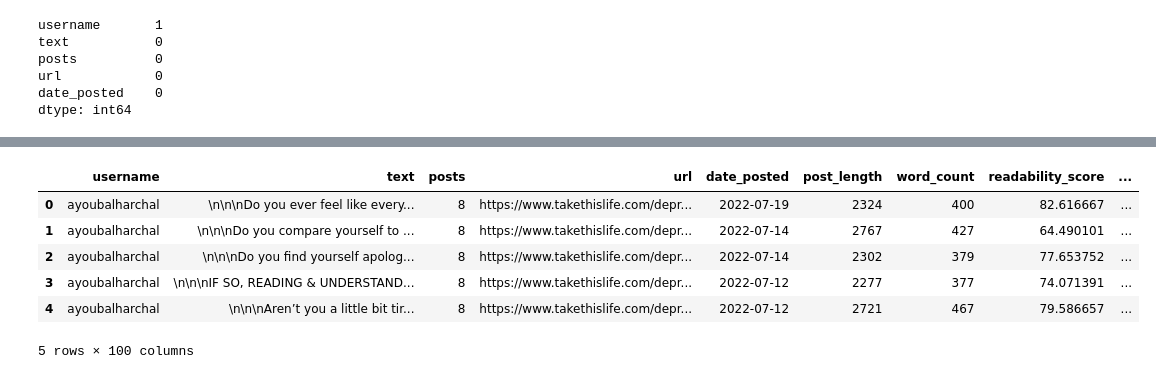
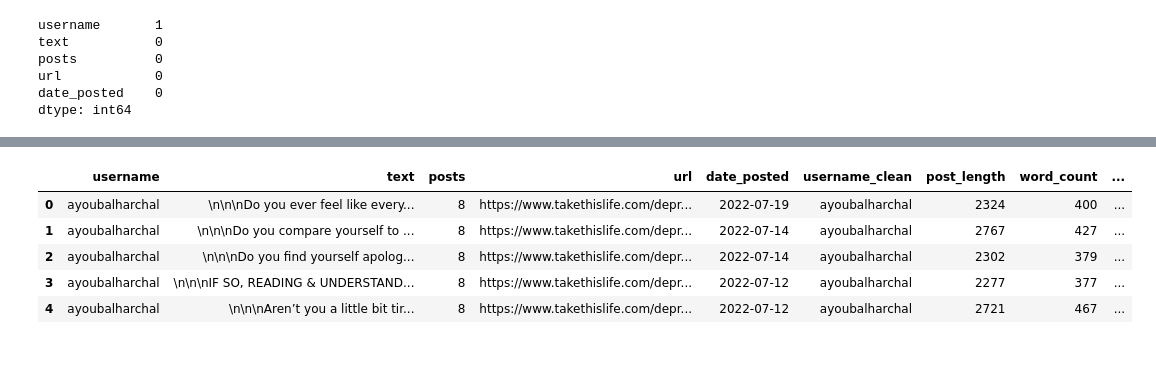
Before and after one commit to yonilevinepenn/MCIT545-Final-Project, a Jupyter notebook: data_exploration.ipynb, the cells around one changed output, grey strips where cells are left out. Drawn from its saved outputs; the diff is of its cells as text; code cells hidden in the pictures.

```diff
--- a/data_exploration.ipynb
+++ b/data_exploration.ipynb
@@ -11,4 +11,12 @@ tqdm.pandas(desc='progress-bar')
 import multiprocessing
 cores = multiprocessing.cpu_count()
 from ipywidgets import FloatProgress
+pd.set_option("display.max_columns", None)
+from collections import Counter
+import string
+
+from nltk import word_tokenize
+from nltk.corpus import stopwords
+stopwords = set(stopwords.words("english"))
+import re
 # %%
@@ -185,10 +381,11 @@ depression.to_csv('depression_features_pos.csv',index=None)
+# %%
+depression_full = pd.read_csv('https://www.dropbox.com/s/zrhxad0zoiuaovr/depression_full.csv?dl=1')
 # %%
-depression.head()
+depression_full.head()
 # %% [output]
-|  | username | text | posts | url | date_posted | post_length | word_count | readability_score | ... |
-| 0 | ayoubalharchal | \n\n\nDo you ever feel like every... | 8 | https://www.takethislife.com/depr... | 2022-07-19 | 2324 | 400 | 82.616667 | ... |
-| 1 | ayoubalharchal | \n\n\nDo you compare yourself to ... | 8 | https://www.takethislife.com/depr... | 2022-07-14 | 2767 | 427 | 64.490101 | ... |
-| 2 | ayoubalharchal | \n\n\nDo you find yourself apolog... | 8 | https://www.takethislife.com/depr... | 2022-07-14 | 2302 | 379 | 77.653752 | ... |
-| 3 | ayoubalharchal | \n\n\nIF SO, READING & UNDERSTAND... | 8 | https://www.takethislife.com/depr... | 2022-07-12 | 2277 | 377 | 74.071391 | ... |
-| 4 | ayoubalharchal | \n\n\nAren’t you a little bit tir... | 8 | https://www.takethislife.com/depr... | 2022-07-12 | 2721 | 467 | 79.586657 | ... |
+|  | username | text | posts | url | date_posted | username_clean | post_length | word_count | ... |
+| 0 | ayoubalharchal | \n\n\nDo you ever feel like every... | 8 | https://www.takethislife.com/depr... | 2022-07-19 | ayoubalharchal | 2324 | 400 | ... |
+| 1 | ayoubalharchal | \n\n\nDo you compare yourself to ... | 8 | https://www.takethislife.com/depr... | 2022-07-14 | ayoubalharchal | 2767 | 427 | ... |
+| 2 | ayoubalharchal | \n\n\nDo you find yourself apolog... | 8 | https://www.takethislife.com/depr... | 2022-07-14 | ayoubalharchal | 2302 | 379 | ... |
+| 3 | ayoubalharchal | \n\n\nIF SO, READING & UNDERSTAND... | 8 | https://www.takethislife.com/depr... | 2022-07-12 | ayoubalharchal | 2277 | 377 | ... |
+| 4 | ayoubalharchal | \n\n\nAren’t you a little bit tir... | 8 | https://www.takethislife.com/depr... | 2022-07-12 | ayoubalharchal | 2721 | 467 | ... |
-5 rows × 100 columns
```
Also changed, not shown: parts of 57 cells of this notebook, 1 other file.
